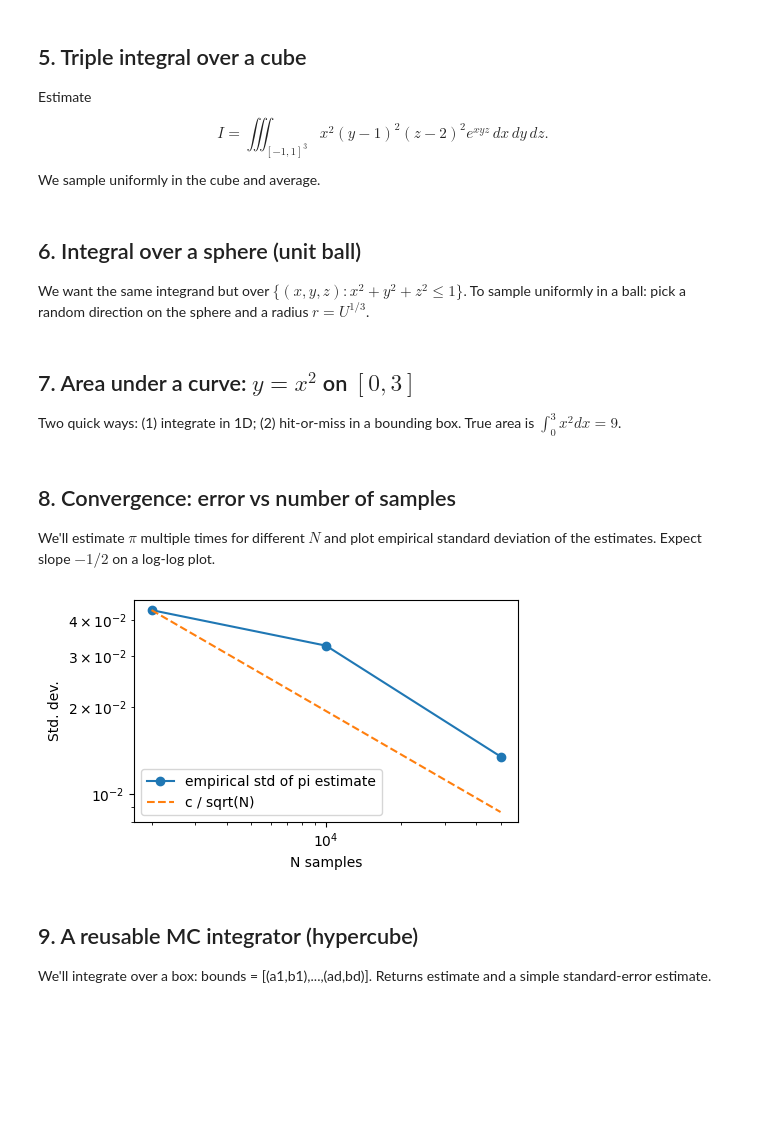
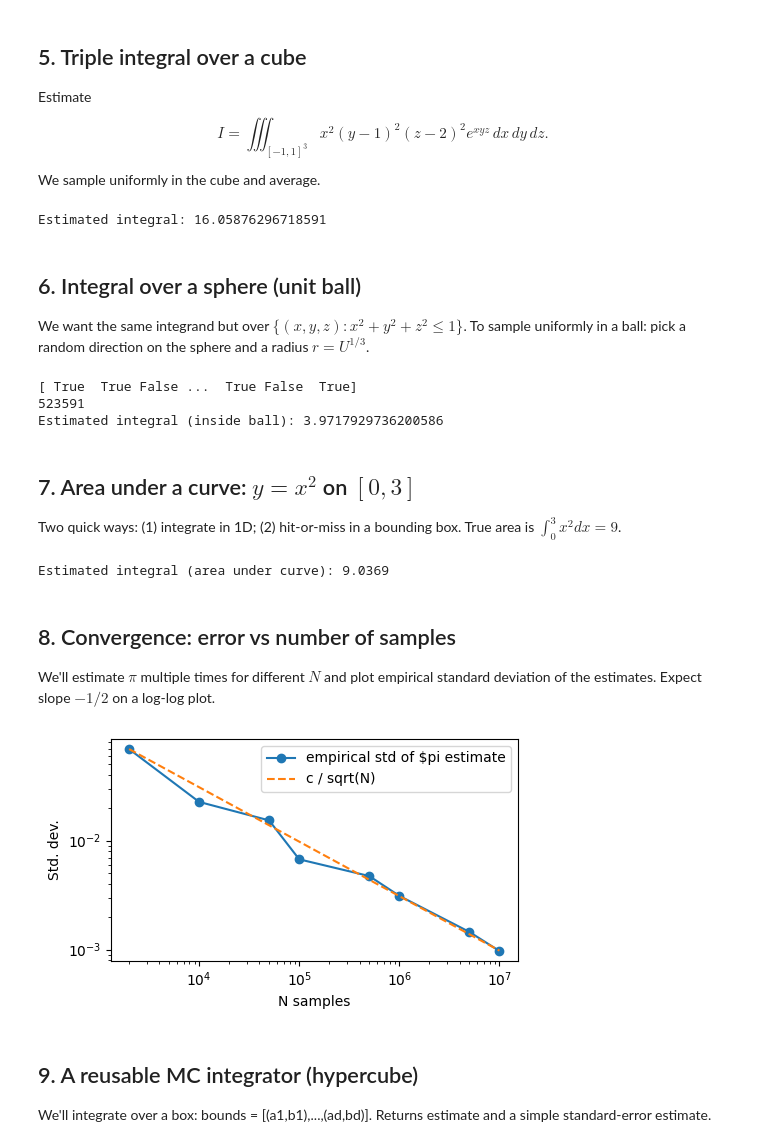
Before and after one commit to cs-muic/iccs205-lectures, a Jupyter notebook: lect13/Monte Carlo Method.ipynb, the cells around one changed output. Drawn from its saved outputs; the diff is of its cells as text; code cells hidden in the pictures; blank space fills up the shorter version.

```diff
--- a/lect13/Monte Carlo Method.ipynb
+++ b/lect13/Monte Carlo Method.ipynb
@@ -44,38 +176,94 @@ plt.show()
 Estimate
 $$I = \iiint_{[-1,1]^3} x^2(y-1)^2(z-2)^2 e^{xyz}\,dx\,dy\,dz.$$
 We sample uniformly in the cube and average.
+# %%
+def f(x, y, z):
+    return x**2 * (y - 1)**2 * (z - 2)**2 * np.exp(x*y*z)
+
+
+N = 10000000
+rng = np.random.default_rng(42)
+xs = rng.uniform(-1, 1, N)
+ys = rng.uniform(-1, 1, N)
+zs = rng.uniform(-1, 1, N)
+
+ests = f(xs, ys, zs)
+integral_estimate = 2*2*2 * np.mean(ests)
+print(f"Estimated integral: {integral_estimate}")
+# %% [output]
+Estimated integral: 16.05876296718591
 # %% [markdown]
 ## 6. Integral over a sphere (unit ball)
 We want the same integrand but over $\{(x,y,z): x^2+y^2+z^2 \le 1\}$.
 To sample uniformly in a ball: pick a random direction on the sphere and a radius $r=U^{1/3}$.
+# %%
+# using numpy to filter out points inside the unit circle
+N = 1000000
+rng = np.random.default_rng(42)
+xs = rng.uniform(-1, 1, N)
+ys = rng.uniform(-1, 1, N)
+zs = rng.uniform(-1, 1, N)
+
+dists = xs**2 + ys**2 + zs**2
+inside_mask = dists <= 1**2
+print(inside_mask)
+print(len(xs[inside_mask]))
+
+ests = f(xs[inside_mask], ys[inside_mask], zs[inside_mask])
+volume_ball = (4/3) * math.pi * (1**3)
+integral_estimate = volume_ball * np.mean(ests)
+print(f"Estimated integral (inside ball): {integral_estimate}")
+# %% [output]
+[ True  True False ...  True False  True]
+523591
+Estimated integral (inside ball): 3.9717929736200586
 # %% [markdown]
 ## 7. Area under a curve: $y=x^2$ on $[0,3]$
 Two quick ways: (1) integrate in 1D; (2) hit-or-miss in a bounding box. True area is $\int_0^3 x^2 dx = 9$.
+# %%
+N = 10000
+
+def f(x):
+    return x**2
+
+rng = np.random.default_rng(42)
+xs = rng.uniform(0, 3, N)
+ys = rng.uniform(0, 9, N)
+
+
+# filter points where y < f(x)
+mask = ys < f(xs)
+ests = sum(mask)
+area_rectangle = 3 * 9
+integral_estimate = area_rectangle * (ests / N)
+print(f"Estimated integral (area under curve): {integral_estimate}")
+# %% [output]
+Estimated integral (area under curve): 9.0369
 # %% [markdown]
 ## 8. Convergence: error vs number of samples
 We'll estimate $\pi$ multiple times for different $N$ and plot empirical standard deviation of the estimates. Expect slope $-1/2$ on a log-log plot.
 # %%
-Ns = np.array([2_000, 10_000, 50_000])
+Ns = np.array([2_000, 10_000, 50_000, 100_000, 500_000, 1_000_000, 5_000_000, 10_000_000])
 trials = 20
 stds = []
 for N in Ns:
     ests = []
     for t in range(trials):
         P = rng.uniform(-1, 1, size=(N,3))
         frac = float(np.mean(np.sum(P**2, axis=1) <= 1.0))
         ests.append(6.0*frac)
     stds.append(np.std(ests, ddof=1))
 
 plt.figure(figsize=(5,3))
 plt.loglog(Ns, stds, 'o-', label='empirical std of $pi estimate')
 # Reference ~ c / sqrt(N): fit c using first point
 c = stds[0] * math.sqrt(Ns[0])
 plt.loglog(Ns, c/np.sqrt(Ns), '--', label='c / sqrt(N)')
 plt.xlabel('N samples')
 plt.ylabel('Std. dev.')
 plt.legend(); plt.tight_layout(); plt.show()
 # %% [output]
-[figure, old version]
+[figure, new version]
 # %% [markdown]
 ## 9. A reusable MC integrator (hypercube)
 We'll integrate over a box: bounds = [(a1,b1),...,(ad,bd)].
```
Also changed, not shown: parts of 9 cells of this notebook.
